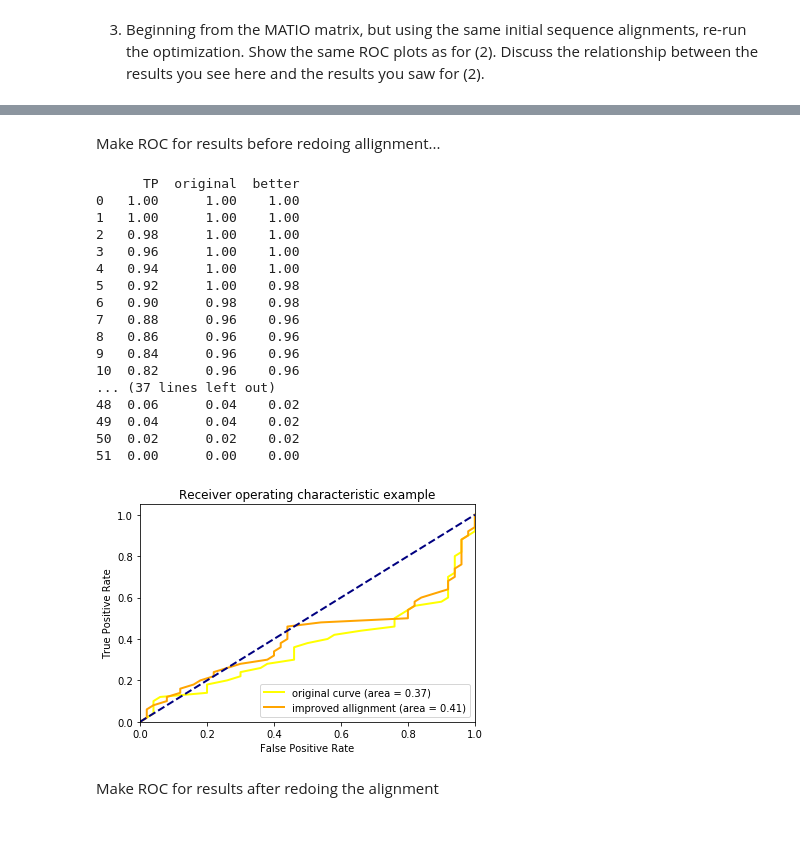
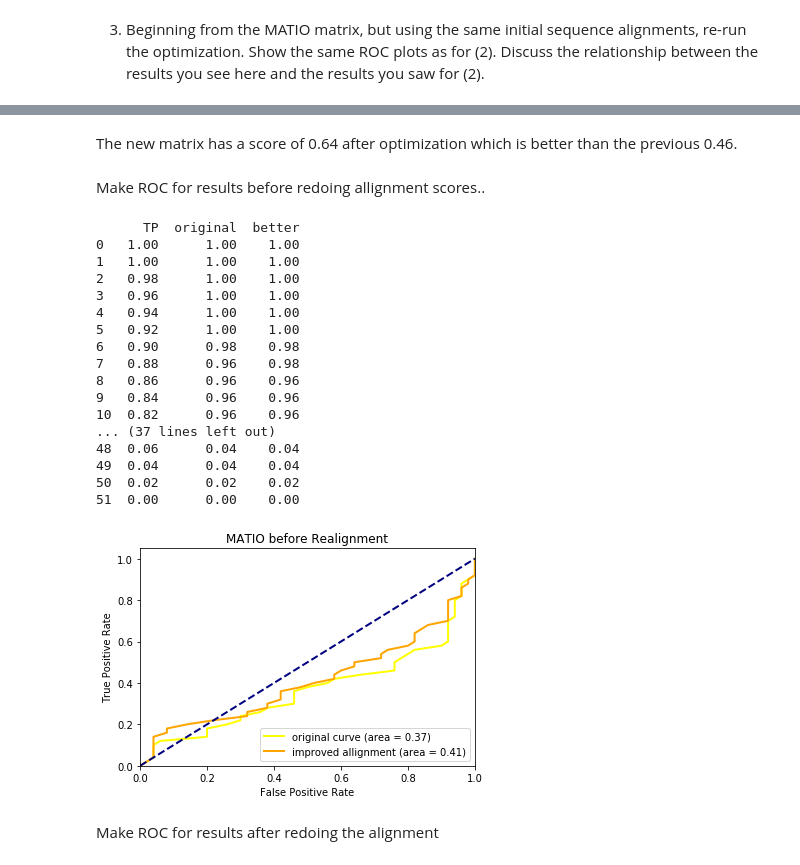
Before and after one commit to enrach21/HW3_skeleton, a Jupyter notebook: HW3_Ian_Jones.ipynb, the cells around one changed output, grey strips where cells are left out. Cells and saved outputs as stored; diff of their text form; code cells hidden in the pictures; blank space fills up the shorter version.

```diff
--- a/HW3_Ian_Jones.ipynb
+++ b/HW3_Ian_Jones.ipynb
@@ -421,6 +352,6 @@ align1 = alignment_df.alignment1 # Fixed allignments based on best matrix
 align2 = alignment_df.alignment2 # Fixed allignments based on best matrix
 known = alignment_df.known # 1 if pos control, zero if negative control
 best_m = algs.test('PAM100', align1, align2, g, e, known)
-orginal_m = algs.readMatrix('PAM100')
+org_m = algs.readMatrix('PAM100')
 # %% [output]
 the best score is...
@@ -443,7 +372,7 @@ for i in range(50):
     pos = np.append(pos,tp)
 final_df=pd.DataFrame({'TP': pos})
 
-mat = [orig_m, best_m]
+mat = [org_m, best_m]
 names = ['original', 'better']
 for i in range(len(mat)):
     t = algs.get_scores(align1, align2, mat[i], g, e, known)
@@ -468,7 +397,7 @@ plt.xlim([0.0, 1.0])
 plt.ylim([0.0, 1.05])
 plt.xlabel('False Positive Rate')
 plt.ylabel('True Positive Rate')
-plt.title('Receiver operating characteristic example')
+plt.title('PAM100 before Realignment')
 plt.legend(loc="lower right")
 plt.show()
 # %% [output]
@@ -502,7 +433,7 @@ for i in range(50):
 final_df=pd.DataFrame({'TP': pos})
 final_df
 
-mat = [orig_m, best_m]
+mat = [org_m, best_m]
 names = ['original', 'better']
 for i in range(len(mat)):
     temp_df = algs.test_known(g, e, mat[i]) # Makes a df with all pos and neg controls scores
@@ -526,7 +457,7 @@ plt.xlim([0.0, 1.0])
 plt.ylim([0.0, 1.05])
 plt.xlabel('False Positive Rate')
 plt.ylabel('True Positive Rate')
-plt.title('Receiver operating characteristic example')
+plt.title('PAM100 after Realignment')
 plt.legend(loc="lower right")
 plt.show()
 # %% [output]
@@ -628,9 +519,10 @@ the best score is...
 the best score is...
 0.64
+# %% [markdown]
+The new matrix has a score of 0.64 after optimization which is better than the previous 0.46.
 # %% [markdown]
-Make ROC for results before redoing allignment...
+Make ROC for results before redoing allignment scores..
 # %%
-
 
 pos=np.array([])
 for i in range(50):
@@ -652,39 +544,39 @@ final_df = pd.concat([top_row, final_df]).reset_index(drop = True)
 final_df= pd.concat([final_df, bottom_row ]).reset_index(drop = True)
 print(final_df)
 # Plot the ROC
 plt.figure()
 lw = 2
 plt.plot(final_df.original, final_df.TP, color='yellow',
          lw=lw, label='original curve (area = %0.2f)' % metrics.auc(final_df.original, final_df.TP))
 plt.plot(final_df.better, final_df.TP, color='orange',
          lw=lw, label='improved allignment (area = %0.2f)' % metrics.auc(final_df.better, final_df.TP))
 plt.plot([0, 1], [0, 1], color='navy', lw=lw, linestyle='--')
 plt.xlim([0.0, 1.0])
 plt.ylim([0.0, 1.05])
 plt.xlabel('False Positive Rate')
 plt.ylabel('True Positive Rate')
-plt.title('Receiver operating characteristic example')
+plt.title('MATIO before Realignment')
 plt.legend(loc="lower right")
 plt.show()
 # %% [output]
       TP  original  better
 0   1.00      1.00    1.00
 1   1.00      1.00    1.00
 2   0.98      1.00    1.00
 3   0.96      1.00    1.00
 4   0.94      1.00    1.00
-5   0.92      1.00    0.98
+5   0.92      1.00    1.00
 6   0.90      0.98    0.98
-7   0.88      0.96    0.96
+7   0.88      0.96    0.98
 8   0.86      0.96    0.96
 9   0.84      0.96    0.96
 10  0.82      0.96    0.96
 ... (37 lines left out)
-48  0.06      0.04    0.02
-49  0.04      0.04    0.02
+48  0.06      0.04    0.04
+49  0.04      0.04    0.04
 50  0.02      0.02    0.02
 51  0.00      0.00    0.00
-[figure, old version]
+[figure, new version]
 # %% [markdown]
 Make ROC for results after redoing the alignment
 # %%
```
Also changed, not shown: parts of 17 cells of this notebook, 1 other file.
